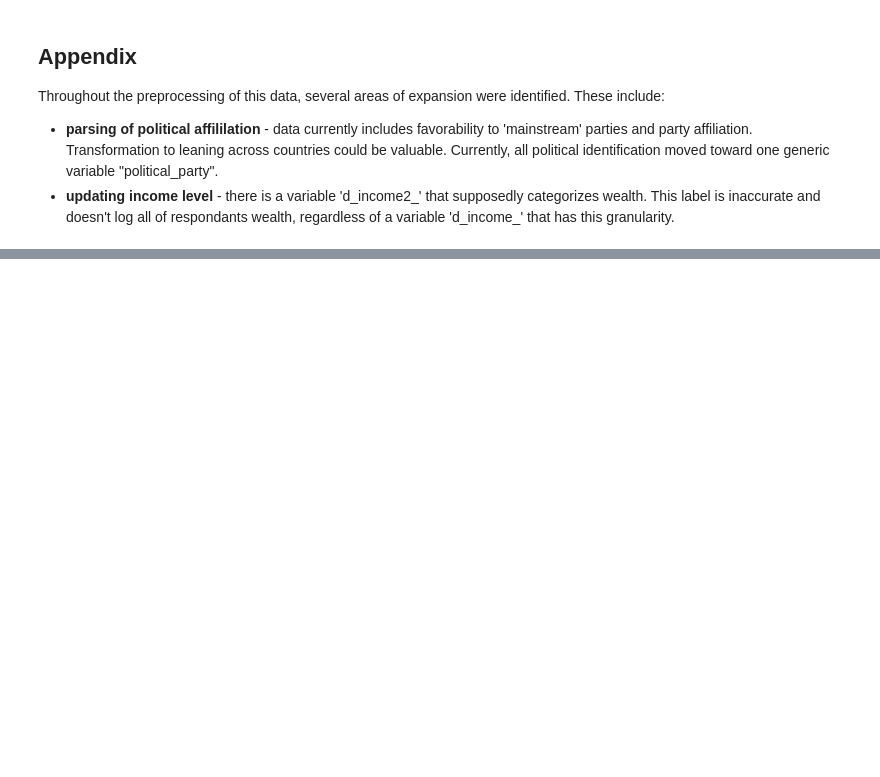
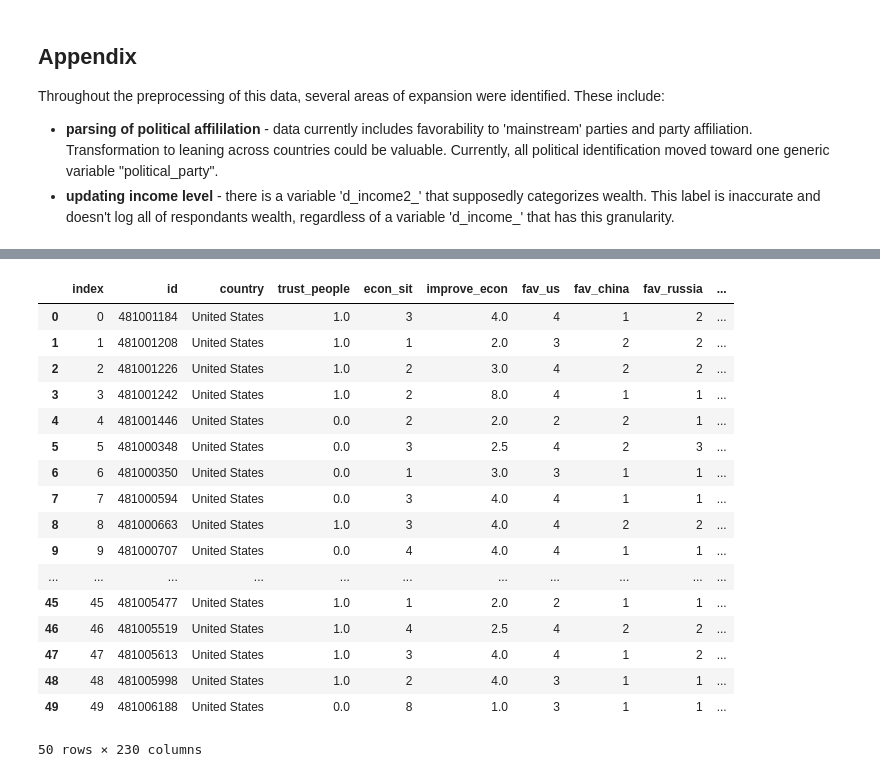
Before and after one commit to LAS-NCSU/bridash, a Jupyter notebook: data_processing/pew/PublicOpinion_Preprocessing.ipynb, the cells around one changed output, grey strips where cells are left out. Saved outputs shown, nothing was run; the diff lists cells and outputs as text; code cells hidden in the pictures; blank space fills up the shorter version.

Commit message:
scrapping data tutorial

```diff
--- a/data_processing/pew/PublicOpinion_Preprocessing.ipynb
+++ b/data_processing/pew/PublicOpinion_Preprocessing.ipynb
@@ -36,7 +37,7 @@ years = [2020, 2019, 2018, 2017]
 
 d = {}
 
-path_raw_file = '/Users/natalie_kraft/Documents/LAS/LAS-BRI-Git/data/pew/raw/PewL'
+path_raw_file = '/Users/natalie_kraft/Documents/LAS/raw/PewL'
 for year in years:
     d[year] = pd.read_csv(path_raw_file + str(year) + '.csv')
     d[year].columns = d[year].columns.str.lower()
@@ -843,0 +865,21 @@ df
+# %%
+df[0:50]
+# %% [output]
+|  | index | id | country | trust_people | econ_sit | improve_econ | fav_us | fav_china | fav_russia | ... |
+| 0 | 0 | 481001184 | United States | 1.0 | 3 | 4.0 | 4 | 1 | 2 | ... |
+| 1 | 1 | 481001208 | United States | 1.0 | 1 | 2.0 | 3 | 2 | 2 | ... |
+| 2 | 2 | 481001226 | United States | 1.0 | 2 | 3.0 | 4 | 2 | 2 | ... |
+| 3 | 3 | 481001242 | United States | 1.0 | 2 | 8.0 | 4 | 1 | 1 | ... |
+| 4 | 4 | 481001446 | United States | 0.0 | 2 | 2.0 | 2 | 2 | 1 | ... |
+| 5 | 5 | 481000348 | United States | 0.0 | 3 | 2.5 | 4 | 2 | 3 | ... |
+| 6 | 6 | 481000350 | United States | 0.0 | 1 | 3.0 | 3 | 1 | 1 | ... |
+| 7 | 7 | 481000594 | United States | 0.0 | 3 | 4.0 | 4 | 1 | 1 | ... |
+| 8 | 8 | 481000663 | United States | 1.0 | 3 | 4.0 | 4 | 2 | 2 | ... |
+| 9 | 9 | 481000707 | United States | 0.0 | 4 | 4.0 | 4 | 1 | 1 | ... |
+| ... | ... | ... | ... | ... | ... | ... | ... | ... | ... | ... |
+| 45 | 45 | 481005477 | United States | 1.0 | 1 | 2.0 | 2 | 1 | 1 | ... |
+| 46 | 46 | 481005519 | United States | 1.0 | 4 | 2.5 | 4 | 2 | 2 | ... |
+| 47 | 47 | 481005613 | United States | 1.0 | 3 | 4.0 | 4 | 1 | 2 | ... |
+| 48 | 48 | 481005998 | United States | 1.0 | 2 | 4.0 | 3 | 1 | 1 | ... |
+| 49 | 49 | 481006188 | United States | 0.0 | 8 | 1.0 | 3 | 1 | 1 | ... |
+50 rows × 230 columns
```
Also changed, not shown: parts of 7 cells of this notebook, 3 other files.
